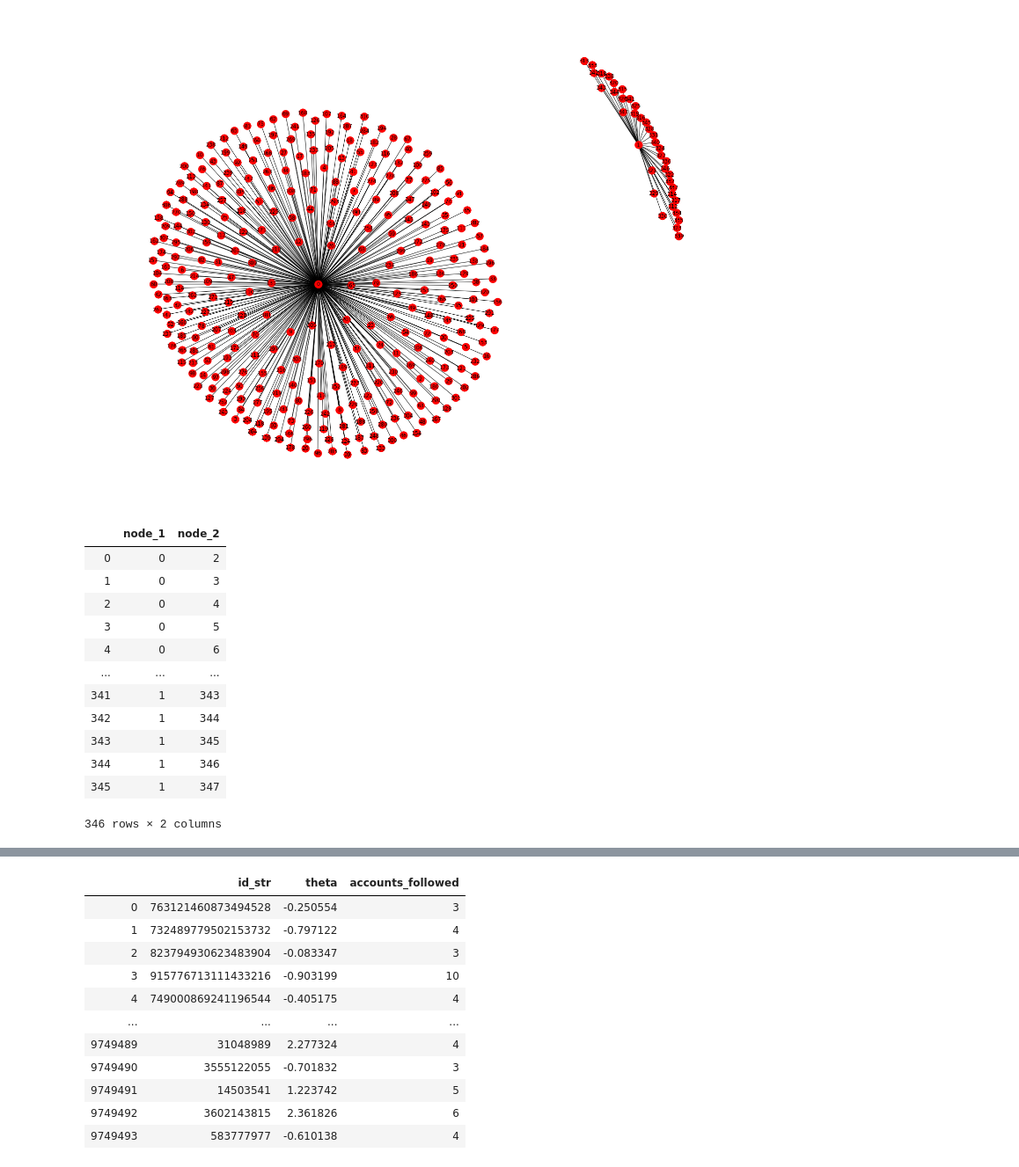
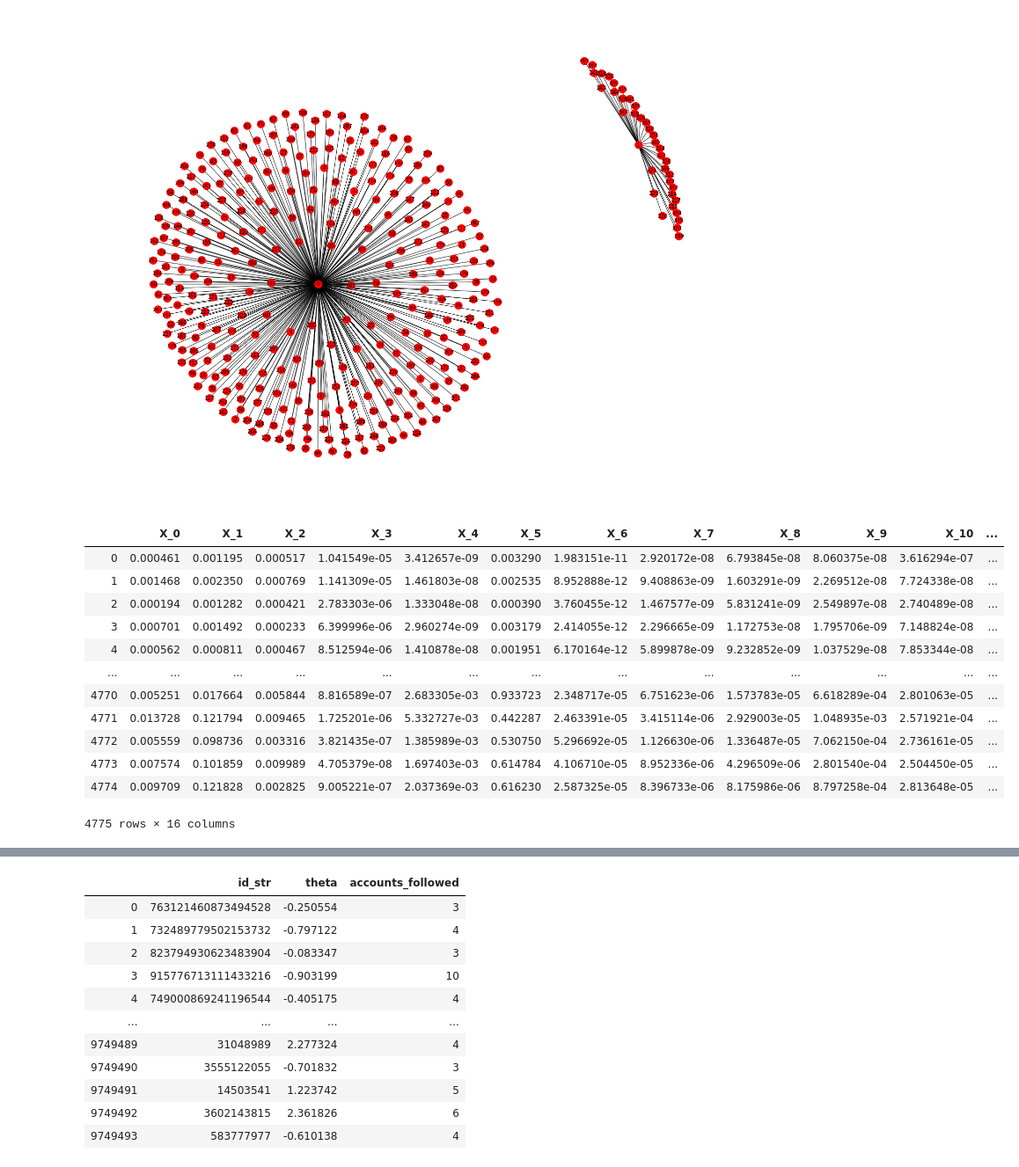
Before and after one commit to calebdre/capstone, a Jupyter notebook: notebook.ipynb, the cells around one changed output, grey strips where cells are left out. Shown: that part at 88% size. Saved outputs shown, nothing was run; the diff lists cells and outputs as text; code cells hidden in the pictures.

```diff
--- a/notebook.ipynb
+++ b/notebook.ipynb
@@ -39,20 +70,19 @@ nx.draw(g, with_labels=True)
 # %%
 h.to_csv("followerified_sub20.csv", index=False)
 # %%
-embedding = pd.read_csv("M-NMF/follower-embedding20.csv")
+embedding = pd.read_csv("follower-embedding20.csv")
+embedding
+# %% [output]
+|  | X_0 | X_1 | X_2 | X_3 | X_4 | X_5 | X_6 | X_7 | X_8 | X_9 | X_10 | ... |
+| 0 | 0.000461 | 0.001195 | 0.000517 | 1.041549e-05 | 3.412657e-09 | 0.003290 | 1.983151e-11 | 2.920172e-08 | 6.793845e-08 | 8.060375e-08 | 3.616294e-07 | ... |
+| 1 | 0.001468 | 0.002350 | 0.000769 | 1.141309e-05 | 1.461803e-08 | 0.002535 | 8.952888e-12 | 9.408863e-09 | 1.603291e-09 | 2.269512e-08 | 7.724338e-08 | ... |
+| 2 | 0.000194 | 0.001282 | 0.000421 | 2.783303e-06 | 1.333048e-08 | 0.000390 | 3.760455e-12 | 1.467577e-09 | 5.831241e-09 | 2.549897e-08 | 2.740489e-08 | ... |
+| 3 | 0.000701 | 0.001492 | 0.000233 | 6.399996e-06 | 2.960274e-09 | 0.003179 | 2.414055e-12 | 2.296665e-09 | 1.172753e-08 | 1.795706e-09 | 7.148824e-08 | ... |
+| 4 | 0.000562 | 0.000811 | 0.000467 | 8.512594e-06 | 1.410878e-08 | 0.001951 | 6.170164e-12 | 5.899878e-09 | 9.232852e-09 | 1.037529e-08 | 7.853344e-08 | ... |
+| ... | ... | ... | ... | ... | ... | ... | ... | ... | ... | ... | ... | ... |
+| 4770 | 0.005251 | 0.017664 | 0.005844 | 8.816589e-07 | 2.683305e-03 | 0.933723 | 2.348717e-05 | 6.751623e-06 | 1.573783e-05 | 6.618289e-04 | 2.801063e-05 | ... |
+| 4771 | 0.013728 | 0.121794 | 0.009465 | 1.725201e-06 | 5.332727e-03 | 0.442287 | 2.463391e-05 | 3.415114e-06 | 2.929003e-05 | 1.048935e-03 | 2.571921e-04 | ... |
+| 4772 | 0.005559 | 0.098736 | 0.003316 | 3.821435e-07 | 1.385989e-03 | 0.530750 | 5.296692e-05 | 1.126630e-06 | 1.336487e-05 | 7.062150e-04 | 2.736161e-05 | ... |
+| 4773 | 0.007574 | 0.101859 | 0.009989 | 4.705379e-08 | 1.697403e-03 | 0.614784 | 4.106710e-05 | 8.952336e-06 | 4.296509e-06 | 2.801540e-04 | 2.504450e-05 | ... |
+| 4774 | 0.009709 | 0.121828 | 0.002825 | 9.005221e-07 | 2.037369e-03 | 0.616230 | 2.587325e-05 | 8.396733e-06 | 8.175986e-06 | 8.797258e-04 | 2.813648e-05 | ... |
+4775 rows × 16 columns
-# %%
-h
-# %% [output]
-|  | node_1 | node_2 |
-| 0 | 0 | 2 |
-| 1 | 0 | 3 |
-| 2 | 0 | 4 |
-| 3 | 0 | 5 |
-| 4 | 0 | 6 |
-| ... | ... | ... |
-| 341 | 1 | 343 |
-| 342 | 1 | 344 |
-| 343 | 1 | 345 |
-| 344 | 1 | 346 |
-| 345 | 1 | 347 |
-346 rows × 2 columns
```
Also changed, not shown: parts of 29 cells of this notebook.
